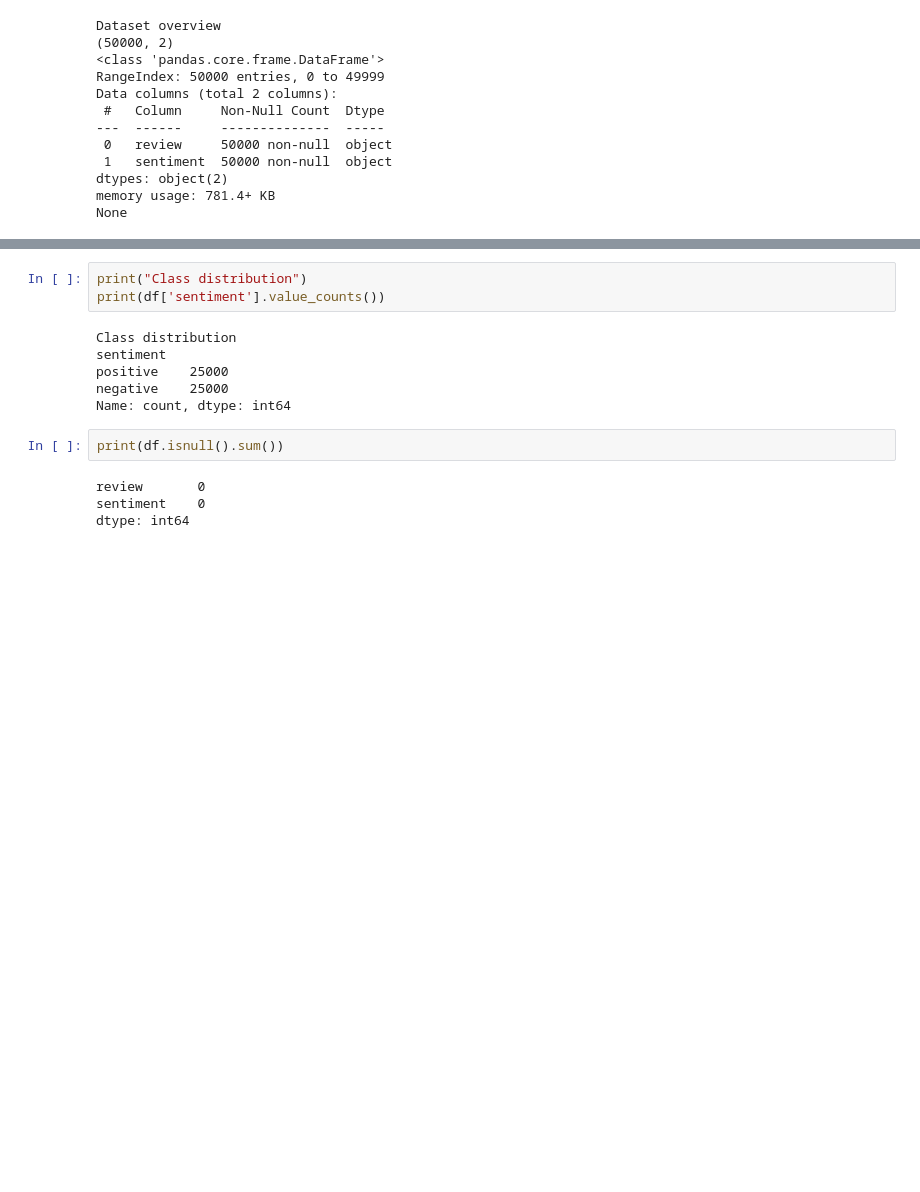
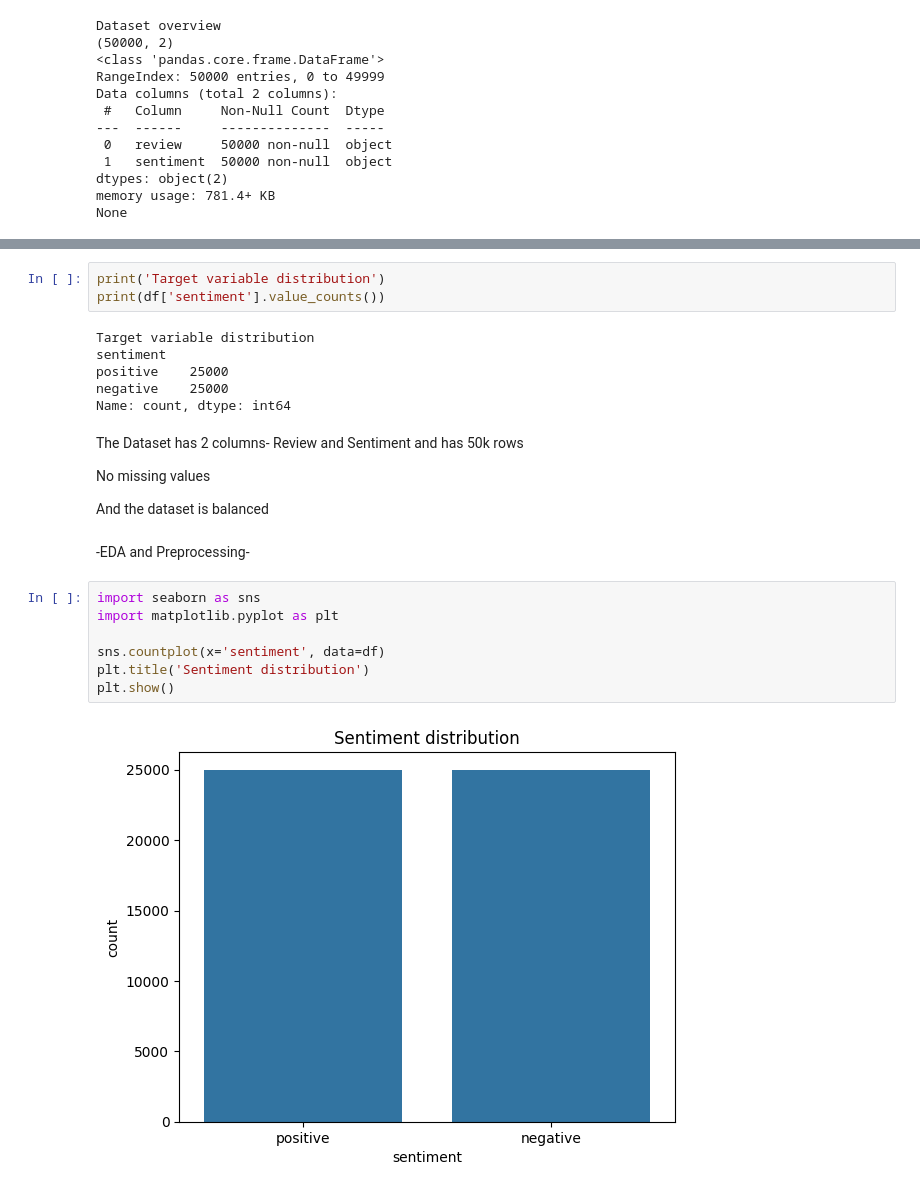
Before and after one commit to meth-nin/Movie-Review-Sentiment-Analysis-NLP, a Jupyter notebook: notebook.ipynb, the cells around one changed output, grey strips where cells are left out. Cells and saved outputs as stored; diff of their text form; blank space fills up the shorter version.

```diff
--- a/notebook.ipynb
+++ b/notebook.ipynb
@@ -33,15 +41,26 @@ None
 # %%
-print("Class distribution")
+print('Target variable distribution')
 print(df['sentiment'].value_counts())
 # %% [output]
-Class distribution
+Target variable distribution
 sentiment
 positive    25000
 negative    25000
 Name: count, dtype: int64
-# %%
-print(df.isnull().sum())
-# %% [output]
-review       0
-sentiment    0
-dtype: int64
+# %% [markdown]
+The Dataset has 2 columns- Review and Sentiment and has 50k rows
+
+No missing values
+
+And the dataset is balanced
+# %% [markdown]
+-EDA and Preprocessing-
+# %%
+import seaborn as sns
+import matplotlib.pyplot as plt
+
+sns.countplot(x='sentiment', data=df)
+plt.title('Sentiment distribution')
+plt.show()
+# %% [output]
+[figure, added]
```
Also changed, not shown: parts of 6 cells of this notebook, 1 other file.
